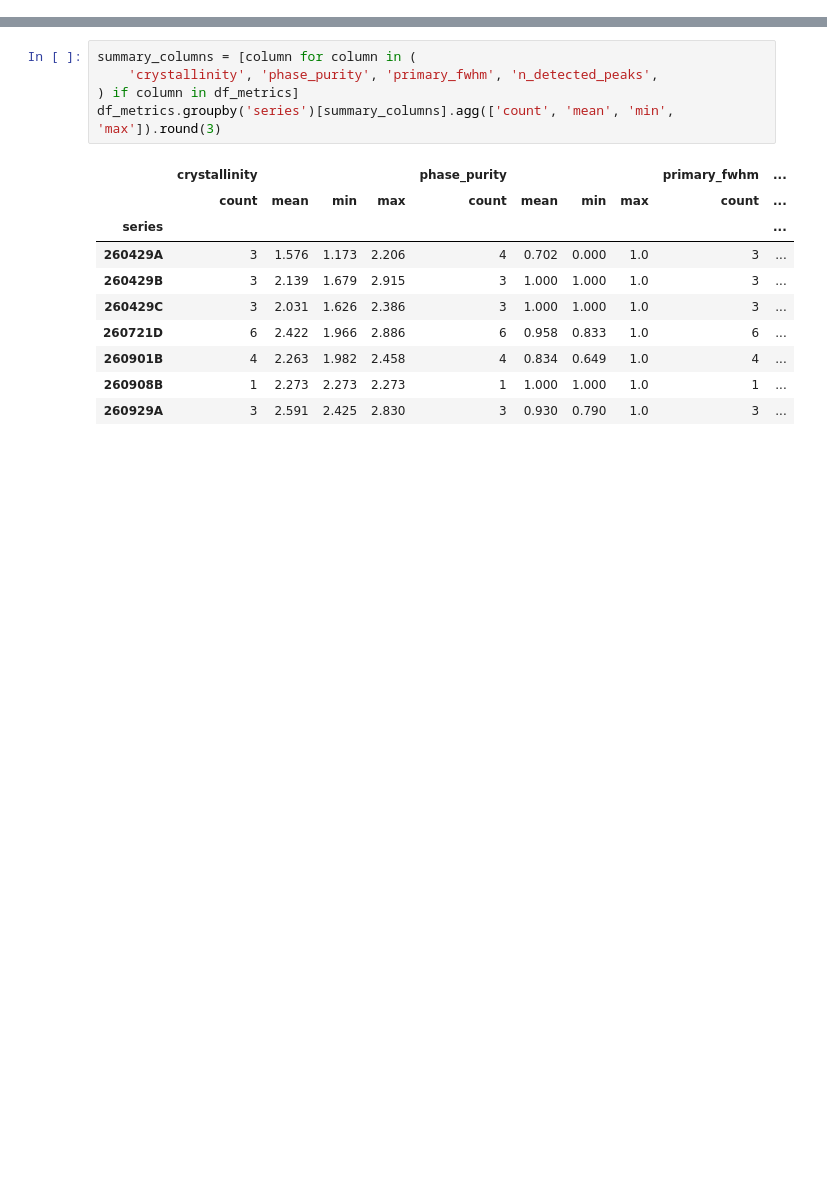
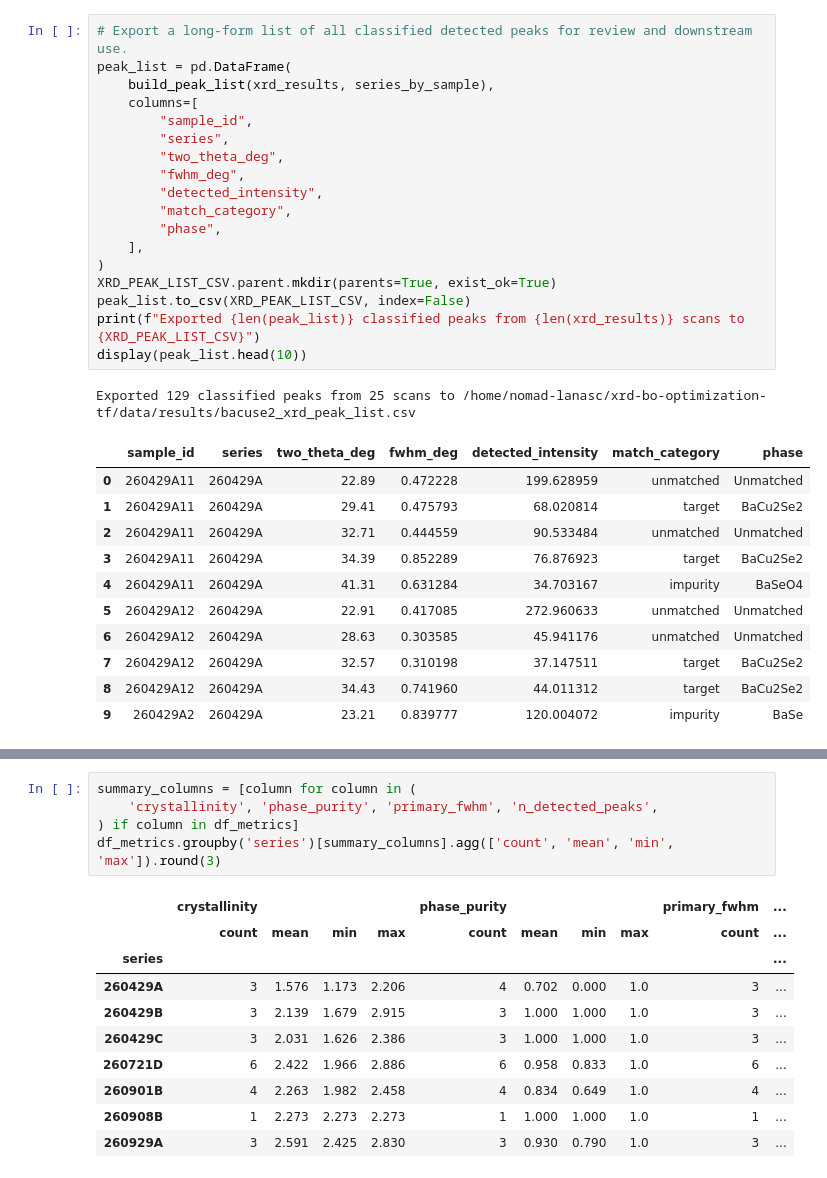
Before and after one commit to GarzonDiegoFEUP/xrd-bo-optimization-tf, a Jupyter notebook: notebooks/2.xrd_analysis.ipynb, the cells around one changed output, grey strips where cells are left out. Saved outputs shown, nothing was run; the diff lists cells and outputs as text; blank space fills up the shorter version.

```diff
--- a/notebooks/2.xrd_analysis.ipynb
+++ b/notebooks/2.xrd_analysis.ipynb
@@ -97,4 +132,35 @@ Wrote 25 new or updated scan metrics to /home/nomad-lanasc/xrd-bo-optimization-t
 | 2 | 260429A2 | 260429A | NaN | NaN | 0.000000 | 2 | 0 | ... |
 | 3 | 260429A3 | 260429A | 2.205827 | 0.453345 | 1.000000 | 4 | 3 | ... |
 | 4 | 260429B1 | 260429B | 1.821664 | 0.548949 | 1.000000 | 4 | 1 | ... |
+# %%
+# Export a long-form list of all classified detected peaks for review and downstream use.
+peak_list = pd.DataFrame(
+    build_peak_list(xrd_results, series_by_sample),
+    columns=[
+        "sample_id",
+        "series",
+        "two_theta_deg",
+        "fwhm_deg",
+        "detected_intensity",
+        "match_category",
+        "phase",
+    ],
+)
+XRD_PEAK_LIST_CSV.parent.mkdir(parents=True, exist_ok=True)
+peak_list.to_csv(XRD_PEAK_LIST_CSV, index=False)
+print(f"Exported {len(peak_list)} classified peaks from {len(xrd_results)} scans to {XRD_PEAK_LIST_CSV}")
+display(peak_list.head(10))
+# %% [output]
+Exported 129 classified peaks from 25 scans to /home/nomad-lanasc/xrd-bo-optimization-tf/data/results/bacuse2_xrd_peak_list.csv
+|  | sample_id | series | two_theta_deg | fwhm_deg | detected_intensity | match_category | phase |
+| 0 | 260429A11 | 260429A | 22.89 | 0.472228 | 199.628959 | unmatched | Unmatched |
+| 1 | 260429A11 | 260429A | 29.41 | 0.475793 | 68.020814 | target | BaCu2Se2 |
+| 2 | 260429A11 | 260429A | 32.71 | 0.444559 | 90.533484 | unmatched | Unmatched |
+| 3 | 260429A11 | 260429A | 34.39 | 0.852289 | 76.876923 | target | BaCu2Se2 |
+| 4 | 260429A11 | 260429A | 41.31 | 0.631284 | 34.703167 | impurity | BaSeO4 |
+| 5 | 260429A12 | 260429A | 22.91 | 0.417085 | 272.960633 | unmatched | Unmatched |
+| 6 | 260429A12 | 260429A | 28.63 | 0.303585 | 45.941176 | unmatched | Unmatched |
+| 7 | 260429A12 | 260429A | 32.57 | 0.310198 | 37.147511 | target | BaCu2Se2 |
+| 8 | 260429A12 | 260429A | 34.43 | 0.741960 | 44.011312 | target | BaCu2Se2 |
+| 9 | 260429A2 | 260429A | 23.21 | 0.839777 | 120.004072 | impurity | BaSe |
 # %%
```
Also changed, not shown: parts of 6 cells of this notebook, 29 other files.
